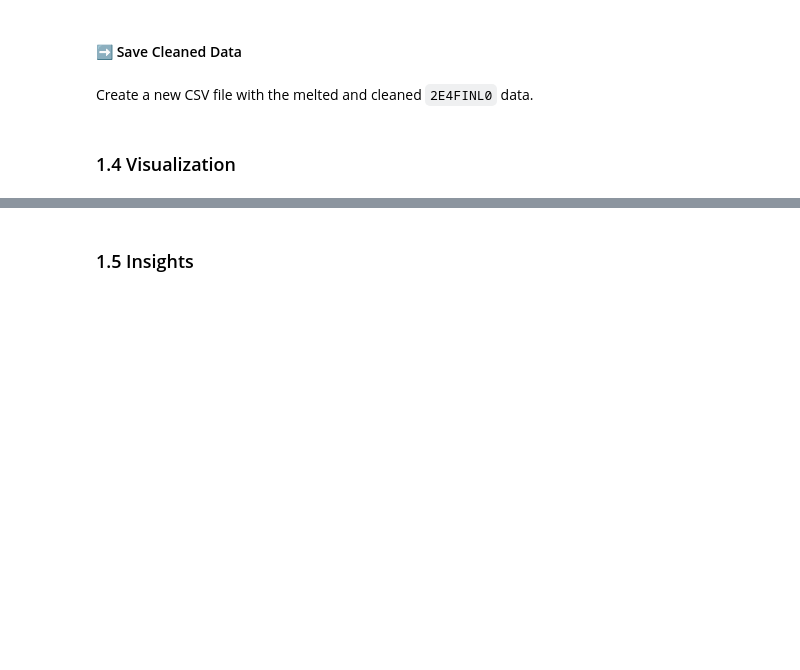
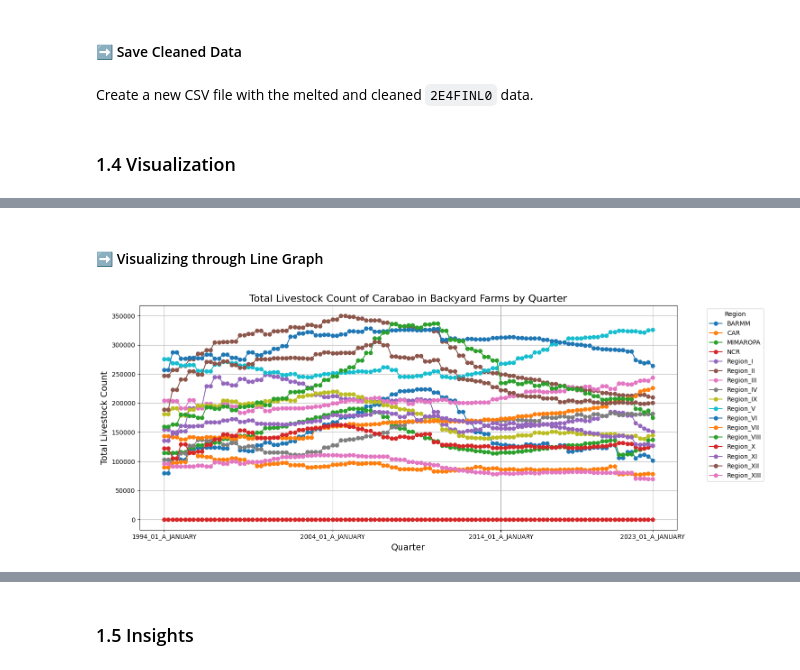
Before and after one commit to alpacaShiro/Livestock_Lifelines, a Jupyter notebook: Group2_4CSC_LivestockLifelines.ipynb, the cells around one changed output, grey strips where cells are left out. Cells and saved outputs as stored; diff of their text form; code cells hidden in the pictures; blank space fills up the shorter version.

```diff
--- a/Group2_4CSC_LivestockLifelines.ipynb
+++ b/Group2_4CSC_LivestockLifelines.ipynb
@@ -565,0 +630,37 @@ Create a new CSV file with the melted and cleaned `2E4FINL0` data.
+# %% [markdown]
+#### ➡️ Visualizing through Line Graph
+# %%
+carabao_backyard = melted_livestock.copy()
+carabao_backyard['QUARTER'] = carabao_backyard['QUARTER'].str.replace(
+    r'(?P<year_month>.*?)(JANUARY|APRIL|JULY|OCTOBER)',
+    lambda m: f"{m.group('year_month')}{'A_' if m.group(2) == 'JANUARY' else 'B_' if m.group(2) == 'APRIL' else 'C_' if m.group(2) == 'JULY' else 'D_'}{m.group(2)}",
+    regex=True
+)
+
+# Filter the DataFrame for Carabao and Backyard
+filtered_livestock = carabao_backyard[(carabao_backyard['ANIMAL_TYPE'] == 'Carabao') &
+                                       (carabao_backyard['FARM_TYPE'] == 'Backyard')]
+
+# Group by QUARTER and REGION, summing up LIVESTOCK_COUNT
+grouped_data = filtered_livestock.groupby(['QUARTER', 'REGION'])['LIVESTOCK_COUNT'].sum().reset_index()
+
+# Pivot the data for plotting
+pivot_data = grouped_data.pivot(index='QUARTER', columns='REGION', values='LIVESTOCK_COUNT').fillna(0)
+
+# Create the line graph
+plt.figure(figsize=(15, 6))
+for region in pivot_data.columns:
+    plt.plot(pivot_data.index, pivot_data[region], marker='o', label=region)
+plt.title('Total Livestock Count of Carabao in Backyard Farms by Quarter', fontsize=16)
+plt.xlabel('Quarter', fontsize=14)
+plt.ylabel('Total Livestock Count', fontsize=14)
+visible_quarters = ['1994_01_A_JANUARY', '2004_01_A_JANUARY', '2014_01_A_JANUARY', '2023_01_A_JANUARY']
+plt.xticks(ticks=[pivot_data.index.get_loc(q) for q in visible_quarters if q in pivot_data.index],
+           labels=visible_quarters)
+plt.legend(title='Region', bbox_to_anchor=(1.05, 1))
+plt.grid()
+
+plt.tight_layout()
+plt.show()
+# %% [output]
+[figure, added]
```
Also changed, not shown: parts of 8 cells of this notebook.
